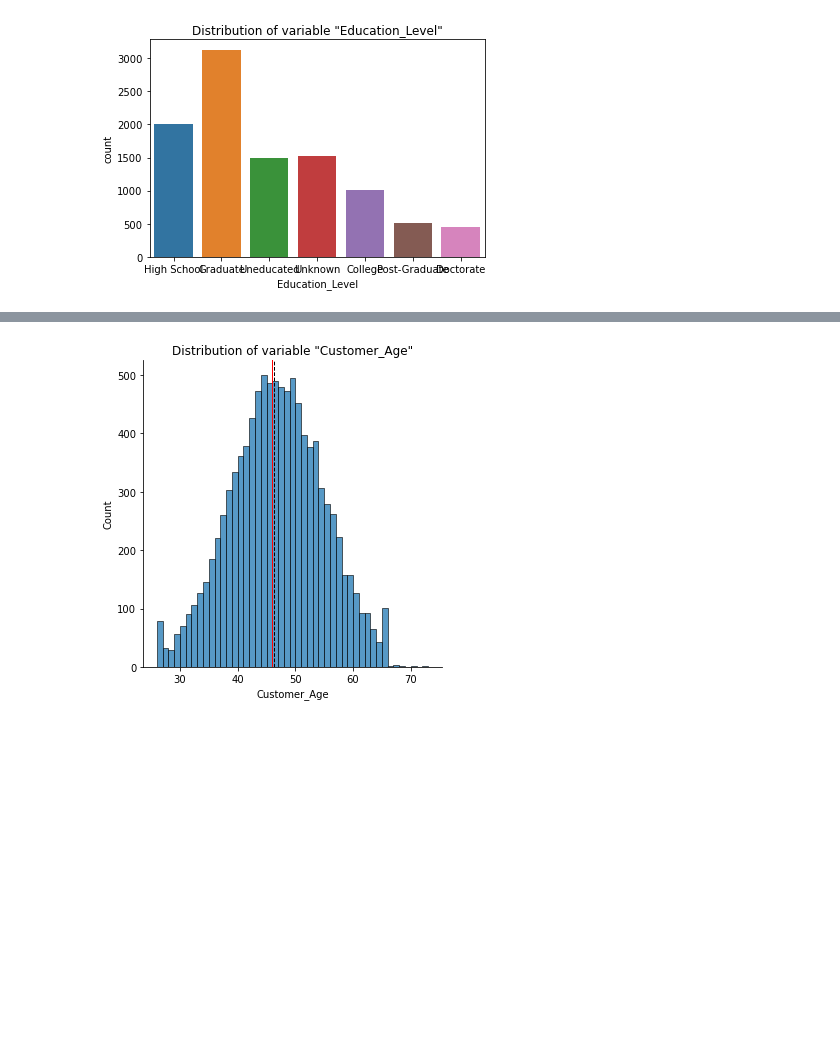
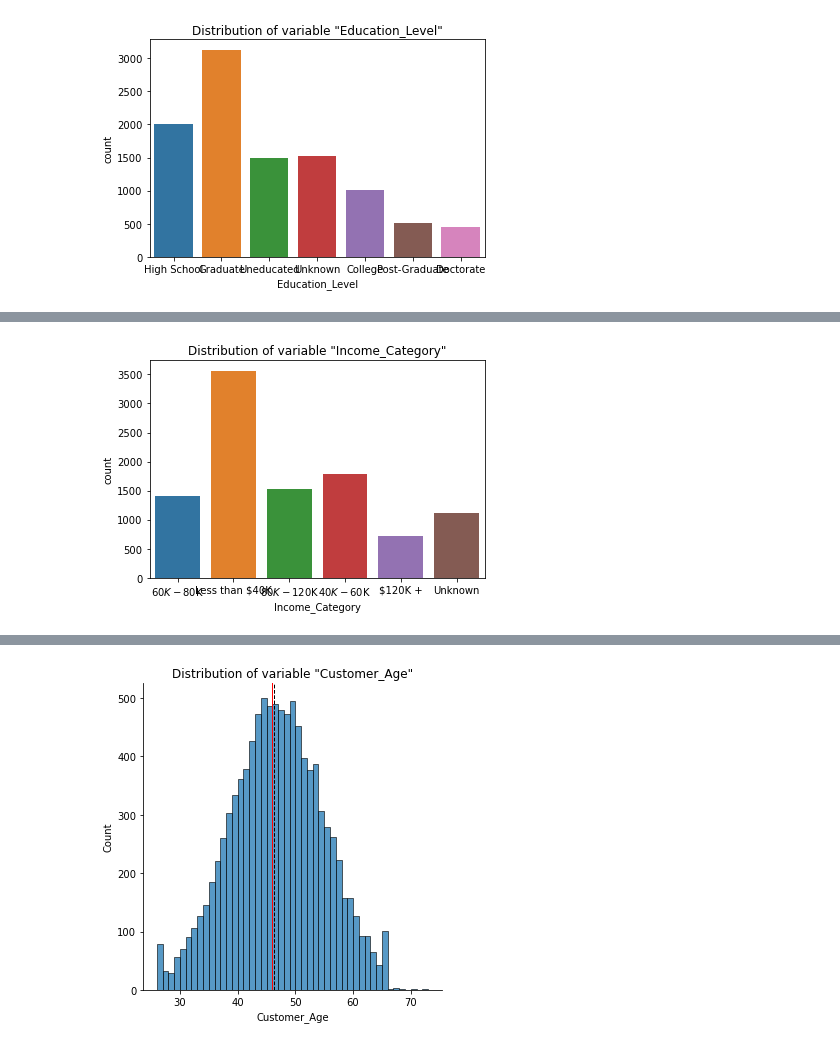
Before and after one commit to GurgenHovakimyan/customer_behavior, a Jupyter notebook: Bank_customer_churn/BankChurn.ipynb, the cells around one changed output, grey strips where cells are left out. Cells and saved outputs as stored; diff of their text form; code cells hidden in the pictures; blank space fills up the shorter version.

```diff
--- a/Bank_customer_churn/BankChurn.ipynb
+++ b/Bank_customer_churn/BankChurn.ipynb
@@ -86,0 +91,4 @@ plot_objects(df, 'Education_Level')
+# %%
+plot_objects(df, "Income_Category")
+# %% [output]
+[figure, added]
```
Also changed, not shown: parts of 5 cells of this notebook.
